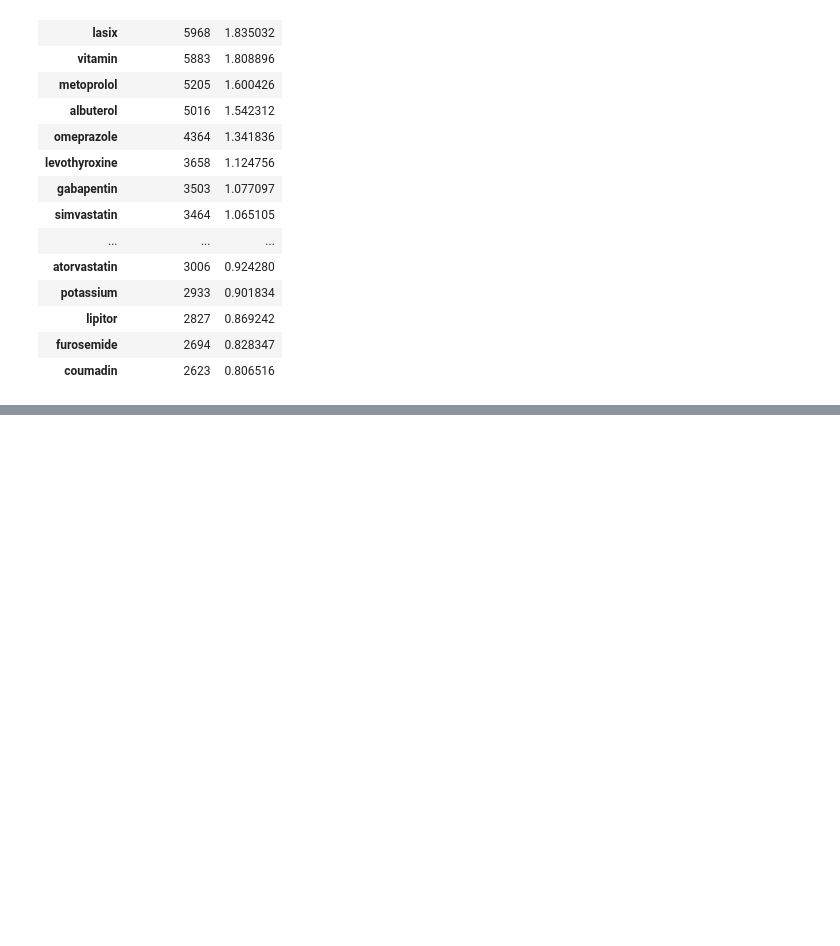
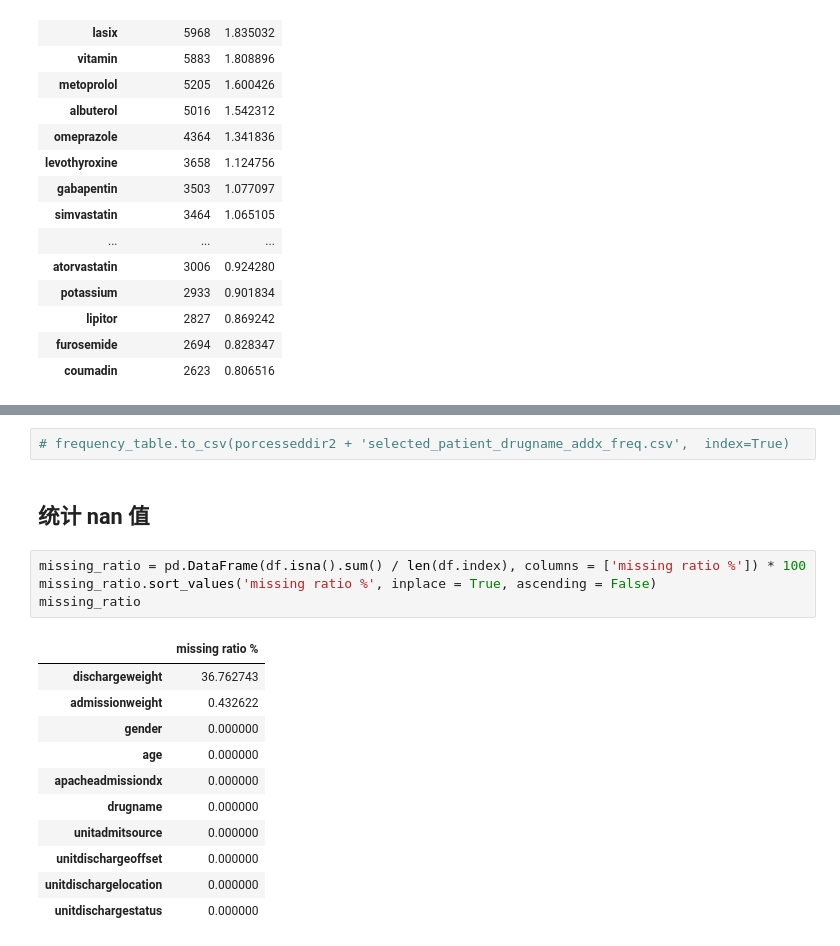
Before and after one commit to joy628/master-project, a Jupyter notebook: data-prepossing-2/admissionDrug.ipynb, the cells around one changed output, grey strips where cells are left out. Saved outputs shown, nothing was run; the diff lists cells and outputs as text; blank space fills up the shorter version.

```diff
--- a/data-prepossing-2/admissionDrug.ipynb
+++ b/data-prepossing-2/admissionDrug.ipynb
@@ -164,0 +185,20 @@ freq_addrug.head(n=20)
+# %%
+# frequency_table.to_csv(porcesseddir2 + 'selected_patient_drugname_addx_freq.csv',  index=True)
+# %% [markdown]
+## 统计 nan 值
+# %%
+missing_ratio = pd.DataFrame(df.isna().sum() / len(df.index), columns = ['missing ratio %']) * 100
+missing_ratio.sort_values('missing ratio %', inplace = True, ascending = False)
+missing_ratio
+# %% [output]
+|  | missing ratio % |
+| dischargeweight | 36.762743 |
+| admissionweight | 0.432622 |
+| gender | 0.000000 |
+| age | 0.000000 |
+| apacheadmissiondx | 0.000000 |
+| drugname | 0.000000 |
+| unitadmitsource | 0.000000 |
+| unitdischargeoffset | 0.000000 |
+| unitdischargelocation | 0.000000 |
+| unitdischargestatus | 0.000000 |
```
Also changed, not shown: parts of 3 cells of this notebook.
